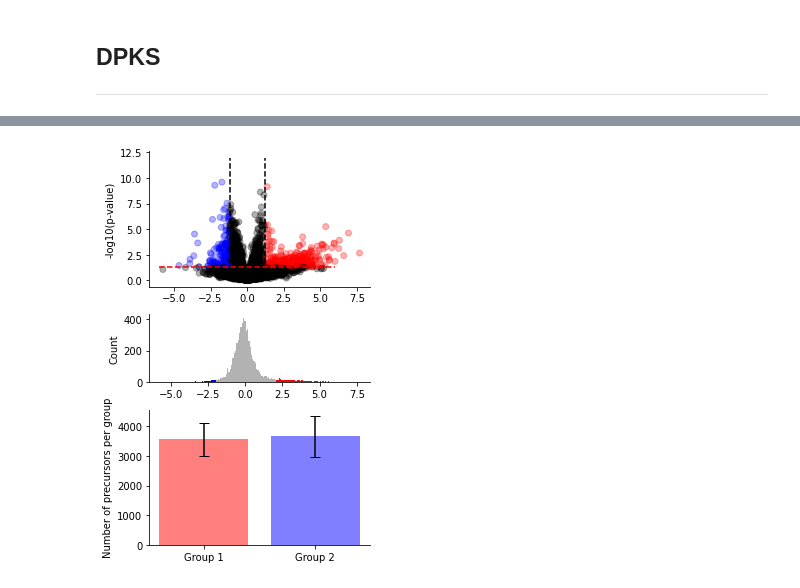
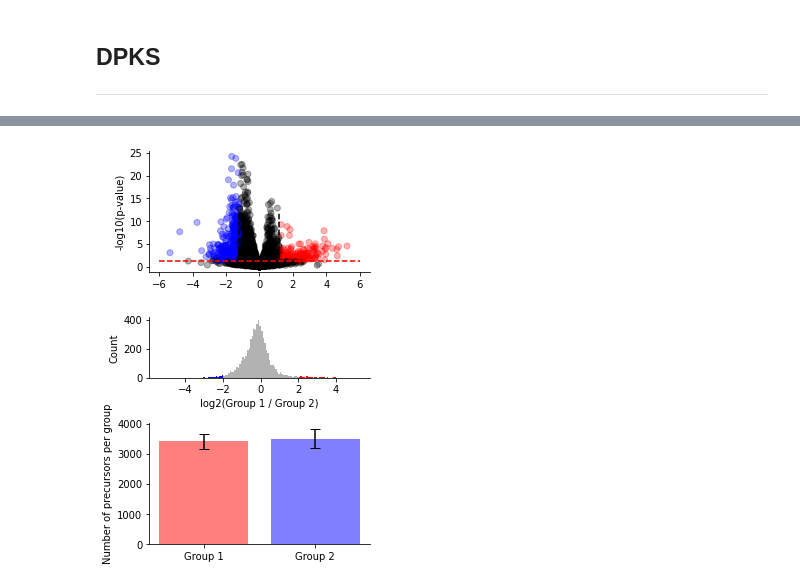
Before and after one commit to ErikHartman/sepsis-ml, a Jupyter notebook: src/general.ipynb, the cells around one changed output, grey strips where cells are left out. Drawn from its saved outputs; the diff is of its cells as text; code cells hidden in the pictures.

```diff
--- a/src/general.ipynb
+++ b/src/general.ipynb
@@ -12,8 +156,8 @@ Base path: ..
 # %%
 
 
-df = pd.read_csv(f'{MS_DATA_PATH}/220316_ghost_nrt_filtered.tsv', sep='\t')
-design_matrix = pd.read_csv(f'{MS_DATA_PATH}/design_matrix_group_de_early_time_points_subtypes.tsv', sep='\t')
+df = pd.read_csv(f'{MS_DATA_PATH}/inner.tsv', sep='\t')
+design_matrix = pd.read_csv(f'{MS_DATA_PATH}/inner_design_matrix.tsv', sep='\t')
 
 GroupOneCols = design_matrix[design_matrix['Group'] == 1]['Sample'].values
 GroupTwoCols = design_matrix[design_matrix['Group'] == 2]['Sample'].values
@@ -194,22 +261,0 @@ plt.savefig('../plots/general/PepProtHist.jpg', dpi=300, bbox_inches='tight')
-# %%
-#Proteins per group
-group1_proteins = []
-for col in GroupOneCols:
-    group1_proteins.append(compare_df[col].count())
-group1_mean =  np.mean(group1_proteins)
-group1_sd = np.std(group1_proteins)
-group2_proteins = []
-for col in GroupTwoCols:
-    group2_proteins.append(compare_df[col].count())
-group2_mean = np.mean(group2_proteins)
-group2_sd = np.std(group2_proteins)
-fig = plt.figure(figsize=(3,3))
-plt.bar(x = ['Group 1', 'Group 2'], height = [group1_mean,group2_mean],
-        yerr=[group1_sd, group2_sd],
-        capsize=5,
-        color=['red', 'blue'],
-        alpha=0.5,)
-plt.ylabel('Number of proteins per group')
-sns.despine(top=True, right=True, left=False, bottom=False)
-plt.tight_layout()
-plt.savefig('../plots/general/ProteinsPerGroupBar.jpg', dpi=300)
@@ -325,10 +369,10 @@ plt.savefig('../plots/general/ProteinVolcanoHist.jpg', bbox_inches='tight', dpi=
 # %%
 quant_matrix = QuantMatrix(
-    quantification_file=f"{MS_DATA_PATH}/220316_ghost_nrt_filtered.tsv",
-    design_matrix_file=f"{MS_DATA_PATH}/design_matrix_group_de_early_time_points_subtypes.tsv"
+    quantification_file=f"{MS_DATA_PATH}/inner.tsv",
+    design_matrix_file=f"{MS_DATA_PATH}/inner_design_matrix.tsv"
 )
 
-precursor_compare_df = (quant_matrix.filter().normalize(method="mean", use_rt_sliding_window_filter = True)).compare_groups(
+precursor_compare_df = (quant_matrix.normalize(method="mean", use_rt_sliding_window=True)).compare_groups(
         method='linregress',
         group_a=1,
         group_b=2,
@@ -353,32 +397,32 @@ group2_sd = np.std(group2_precursor)
 fig, ax = plt.subplots(3,1, figsize = (4,6), gridspec_kw={'height_ratios': [2, 1, 2]})
 ax[0].scatter(x=precursor_compare_df['Log2FoldChange1-2'].values , y=precursor_compare_df['logPValue'].values, color=precursor_compare_df['color'].values, alpha=0.3)
 
 ax[0].vlines(1.2, ymin=0, ymax=12, color='k', linestyle='dashed')
 ax[0].vlines(-1.2, ymin=0, ymax=12,color='k', linestyle='dashed')
 ax[0].hlines(1.31, xmin=-6, xmax=6, color='red', linestyle='dashed')
 ax[0].set_ylabel('-log10(p-value)')
 
 g = sns.histplot(precursor_compare_df['Log2FoldChange1-2'].values, color='black',alpha=0.3, linewidth=0, ax = ax[1])
 for p in range(len(g.patches)):
     x,_ = g.patches[p].xy
     if x < -2:
         g.patches[p].set_facecolor('blue')
     elif x > 2:
         g.patches[p].set_facecolor('red')
 
 ax[1].set_ylabel('Count')
 
 ax[2].bar(x = ['Group 1', 'Group 2'], height = [group1_mean,group2_mean],
         yerr=[group1_sd, group2_sd],
         capsize=5,
         color=['red', 'blue'],
         alpha=0.5,)
 ax[2].set_ylabel('Number of precursors per group')
-
+ax[1].set_xlabel('log2(Group 1 / Group 2)')
 plt.tight_layout()
 sns.despine(ax=ax[0])
 sns.despine(ax=ax[1])
 sns.despine(ax=ax[2])
 plt.savefig('../plots/general/PrecursorVolcanoHist.jpg', bbox_inches='tight', dpi=300)
 # %% [output]
-[figure, old version]
+[figure, new version]
```
Also changed, not shown: parts of 18 cells of this notebook, 7 other files.
